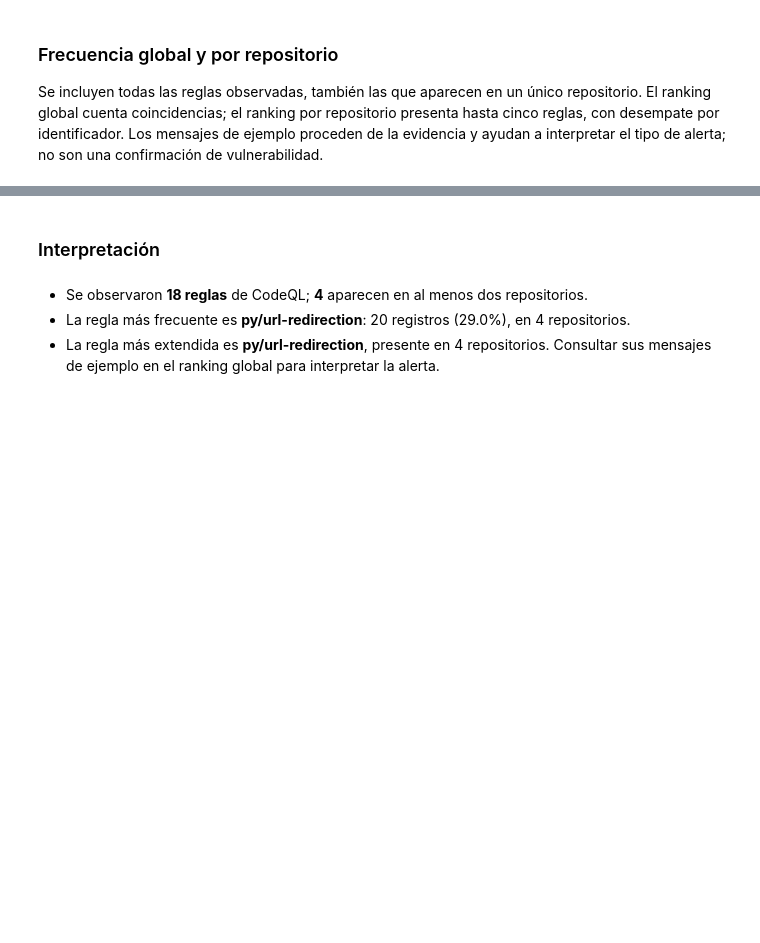
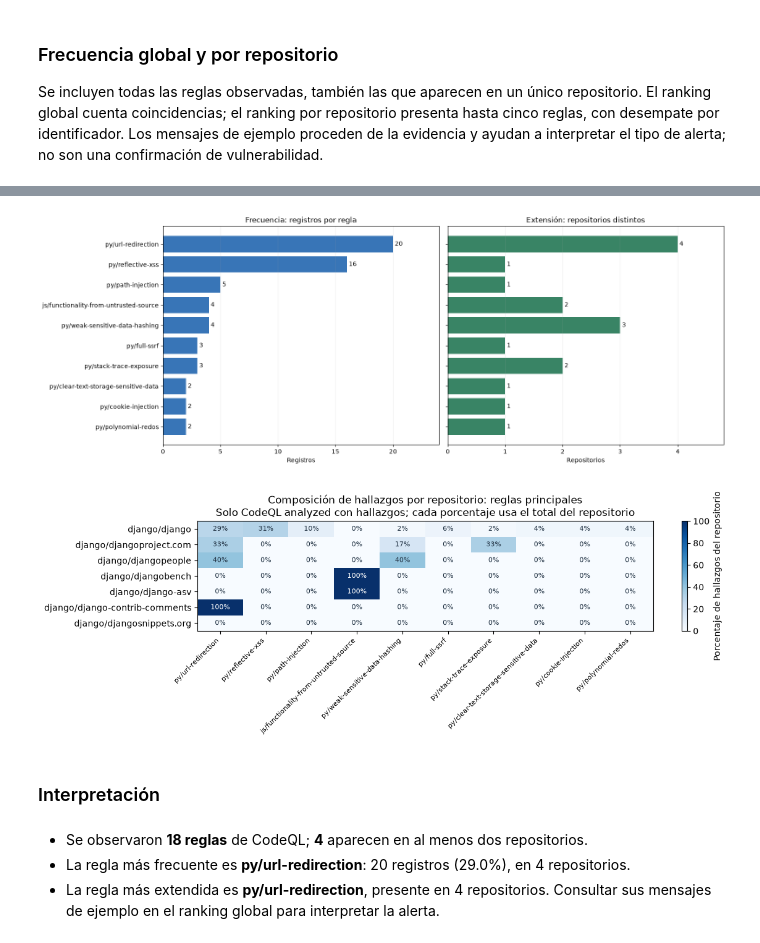
Before and after one commit to JaredDet/Vulnerabilidades, a Jupyter notebook: analyzer/notebooks/analyzer.ipynb, the cells around one changed output, grey strips where cells are left out. Saved outputs shown, nothing was run; the diff lists cells and outputs as text; code cells hidden in the pictures; blank space fills up the shorter version.

```diff
--- a/analyzer/notebooks/analyzer.ipynb
+++ b/analyzer/notebooks/analyzer.ipynb
@@ -498,3 +461,58 @@ display(top_reglas_por_repositorio.round(3))
+# %%
+top_reglas_grafico = reglas_globales.head(10).iloc[::-1]
+if top_reglas_grafico.empty:
+    print('No hay reglas de CodeQL observadas para comparar.')
+else:
+    fig, axes = plt.subplots(1, 2, figsize=(16, 6), sharey=True)
+    for axis, column, title, color in [
+        (axes[0], 'coincidencias', 'Frecuencia: registros por regla', '#3875b7'),
+        (axes[1], 'repositorios', 'Extensión: repositorios distintos', '#398465'),
+    ]:
+        bars = axis.barh(top_reglas_grafico['vulnerability_id'], top_reglas_grafico[column], color=color)
+        axis.bar_label(bars, padding=3, fmt='%.0f')
+        axis.set_xlim(0, max(1, top_reglas_grafico[column].max()) * 1.2)
+        axis.set_title(title)
+        axis.set_xlabel('Registros' if column == 'coincidencias' else 'Repositorios')
+        axis.grid(axis='x', alpha=0.2)
+    fig.tight_layout()
+    plt.show()
+
+repositorios_reglas_completos = repositories.loc[
+    repositories['codeql_status'].eq('analyzed'), 'repository'
+]
+comparacion_reglas = reglas_por_repositorio.loc[
+    reglas_por_repositorio['repository'].isin(repositorios_reglas_completos)
+].copy()
+orden_repositorios_reglas = (
+    comparacion_reglas.groupby('repository')['coincidencias'].sum()
+    .sort_values(ascending=False).index
+)
+reglas_mapa = reglas_globales.head(10)['vulnerability_id'].tolist()
+mapa_reglas = (
+    comparacion_reglas.pivot(
+        index='repository', columns='vulnerability_id', values='proporcion_en_repositorio',
+    )
+    .reindex(index=orden_repositorios_reglas, columns=reglas_mapa)
+    .fillna(0) * 100
+)
+if not mapa_reglas.empty:
+    fig, axis = plt.subplots(figsize=(max(12, len(reglas_mapa) * 1.1), max(4, len(mapa_reglas) * 0.6)))
+    chart = axis.imshow(mapa_reglas.to_numpy(), cmap='Blues', vmin=0, vmax=100, aspect='auto')
+    axis.set_xticks(range(len(mapa_reglas.columns)), labels=mapa_reglas.columns, rotation=45, ha='right', fontsize=8)
+    axis.set_yticks(range(len(mapa_reglas.index)), labels=mapa_reglas.index)
+    for row_index, values in enumerate(mapa_reglas.to_numpy()):
+        for column_index, value in enumerate(values):
+            axis.text(column_index, row_index, f'{value:.0f}%', ha='center', va='center',
+                      color='white' if value >= 55 else '#223344', fontsize=8)
+    axis.set_title('Composición de hallazgos por repositorio: reglas principales\nSolo CodeQL analyzed con hallazgos; cada porcentaje usa el total del repositorio')
+    fig.colorbar(chart, ax=axis, label='Porcentaje de hallazgos del repositorio')
+    fig.tight_layout()
+    plt.show()
+else:
+    print('No hay repositorios con análisis completo y hallazgos para el mapa de calor.')
+# %% [output]
+[figure, added]
+[figure, added]
 # %% [markdown]
 ### Interpretación
 # %%
```
Also changed, not shown: parts of 13 cells of this notebook, 9 other files.
